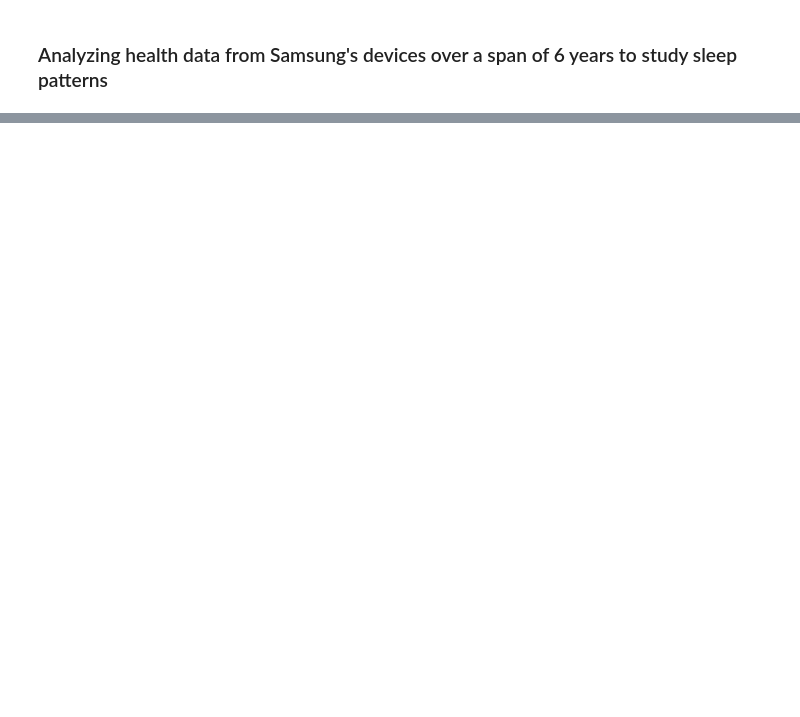
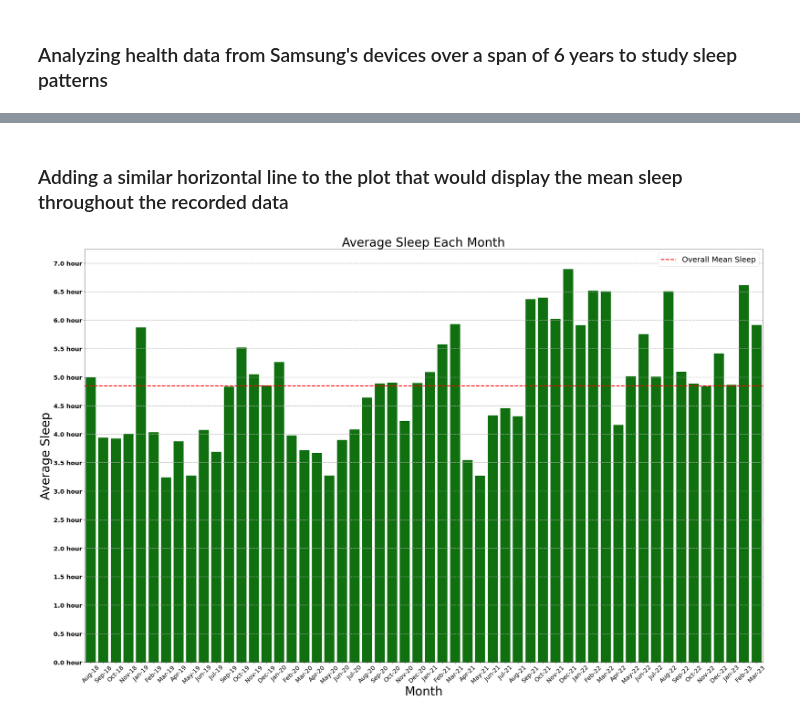
Before and after one commit to aizazurrahman/Sleep_Analysis, a Jupyter notebook: Sleep Analysis.ipynb, the cells around one changed output, grey strips where cells are left out. Cells and saved outputs as stored; diff of their text form; code cells hidden in the pictures; blank space fills up the shorter version.

```diff
--- a/Sleep Analysis.ipynb
+++ b/Sleep Analysis.ipynb
@@ -240,0 +228,63 @@ plt.show()
+# %% [markdown]
+### Adding a similar horizontal line to the plot that would display the mean sleep throughout the recorded data
+# %%
+import seaborn as sns
+import matplotlib.pyplot as plt
+
+# Assuming 'date' column is in datetime format
+sleep['Day'] = sleep['date'].dt.to_period('D')  # Group by day
+
+# Calculate total sleep time in minutes
+sleep['total_sleep_minutes'] = sleep['hours'] * 60 + sleep['minutes']
+
+# Calculate average sleep per day
+average_sleep_per_day = sleep.groupby('Day')['total_sleep_minutes'].mean().reset_index()
+
+# Convert 'Day' column to datetime
+average_sleep_per_day['Day'] = average_sleep_per_day['Day'].dt.to_timestamp()
+
+# Group by month and calculate average sleep per month
+average_sleep_per_month = average_sleep_per_day.groupby(average_sleep_per_day['Day'].dt.to_period('M'))['total_sleep_minutes'].mean().reset_index()
+
+# Convert total sleep time to hours for the y-axis
+average_sleep_per_month['total_sleep_hours'] = average_sleep_per_month['total_sleep_minutes'] / 60
+
+# Calculate overall mean sleep
+overall_mean_sleep = average_sleep_per_month['total_sleep_hours'].mean()
+
+# Plotting with Seaborn
+plt.figure(figsize=(40, 25))  # Increase figure size
+ax = sns.barplot(x='Day', y='total_sleep_hours', data=average_sleep_per_month, color='green')
+
+# Rotate x-labels for better readability
+plt.xticks(rotation=45)
+
+# Adjust font sizes for better readability
+plt.title('Average Sleep Each Month', fontsize=40)
+plt.xlabel('Month', fontsize=40)
+plt.ylabel('Average Sleep', fontsize=40)
+
+# Set y-axis ticks starting from 0.5 hours with bold font
+ticks = [i / 2 for i in range(int(average_sleep_per_month['total_sleep_hours'].max()) * 2 + 3)]  # Extend by 2 units
+tick_labels = [f'{i:.1f} hour' for i in ticks]
+plt.yticks(ticks, tick_labels, fontsize=20, fontweight='bold')
+
+# Customize grid lines (dashed lines)
+plt.grid(axis='y', linestyle='--', linewidth=1.5)
+
+# Add a horizontal line for the overall mean sleep
+plt.axhline(y=overall_mean_sleep, color='red', linestyle='--', linewidth=3, label='Overall Mean Sleep')
+
+# Format x-axis labels to mmm-yy
+ax.set_xticklabels(average_sleep_per_month['Day'].dt.strftime('%b-%y'), fontsize=20)
+
+# Add a legend
+plt.legend(fontsize=25)
+
+# Save the plot as an image
+#plt.savefig('average_sleep_each_month_large_green_agg.png', dpi=300)  # Increase DPI for a sharper image
+
+# Show the plot
+plt.show()
+# %% [output]
+[figure, added]
```
Also changed, not shown: parts of 23 cells of this notebook.
